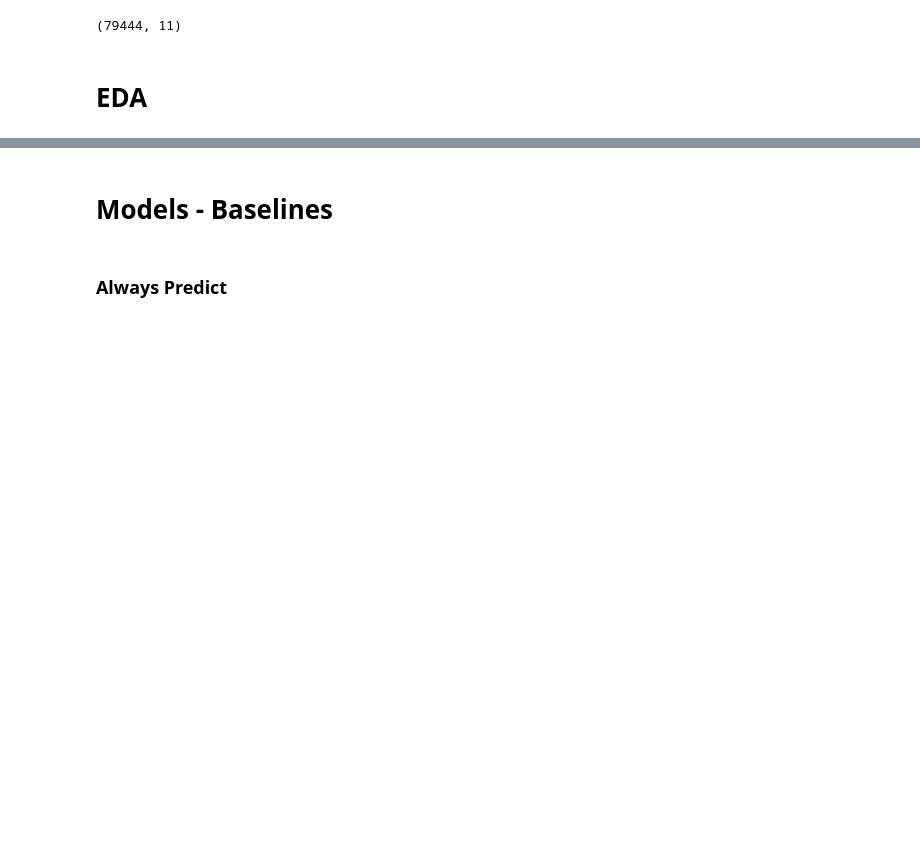
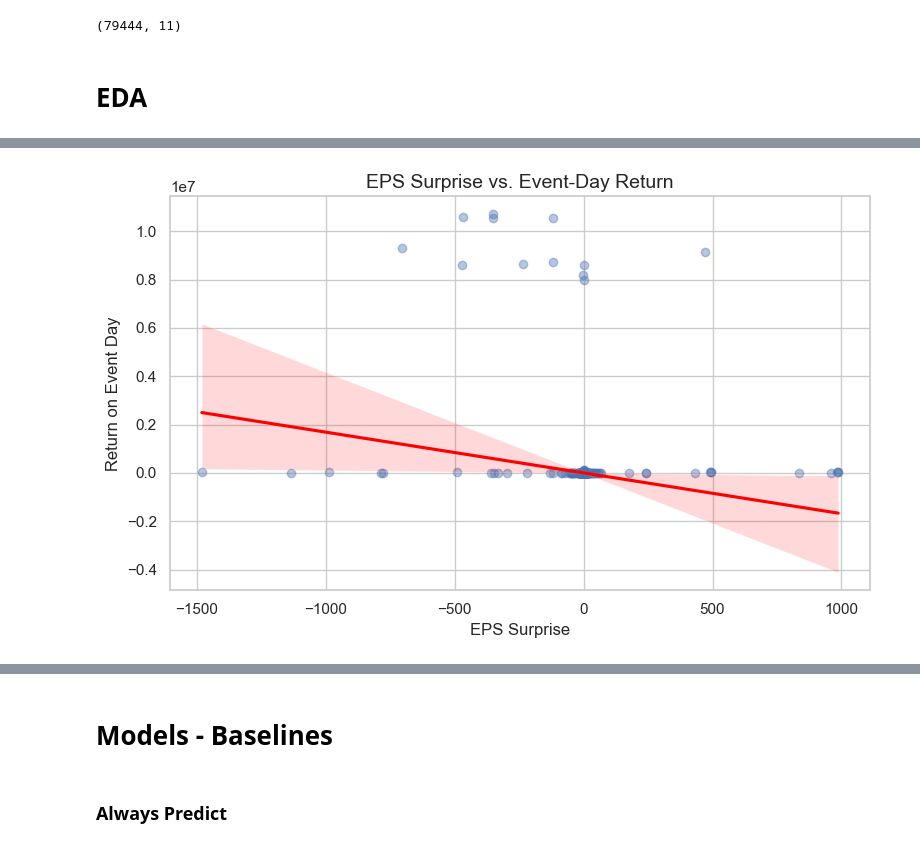
Before and after one commit to edfan1/CIS5450FinalProject, a Jupyter notebook: Notebook.ipynb, the cells around one changed output, grey strips where cells are left out. Drawn from its saved outputs; the diff is of its cells as text; code cells hidden in the pictures; blank space fills up the shorter version.

```diff
--- a/Notebook.ipynb
+++ b/Notebook.ipynb
@@ -147,0 +135,11 @@ plt.show()
+# %%
+# 3. Scatter with Regression: Surprise vs. Event-Day Return
+plt.figure(figsize=(8, 5))
+sns.regplot(data=df, x='surprise', y='return', scatter_kws={'alpha':0.4}, line_kws={'color':'red'})
+plt.title("EPS Surprise vs. Event-Day Return", fontsize=14)
+plt.xlabel("EPS Surprise")
+plt.ylabel("Return on Event Day")
+plt.tight_layout()
+plt.show()
+# %% [output]
+[figure, added]
```
Also changed, not shown: parts of 3 cells of this notebook.
